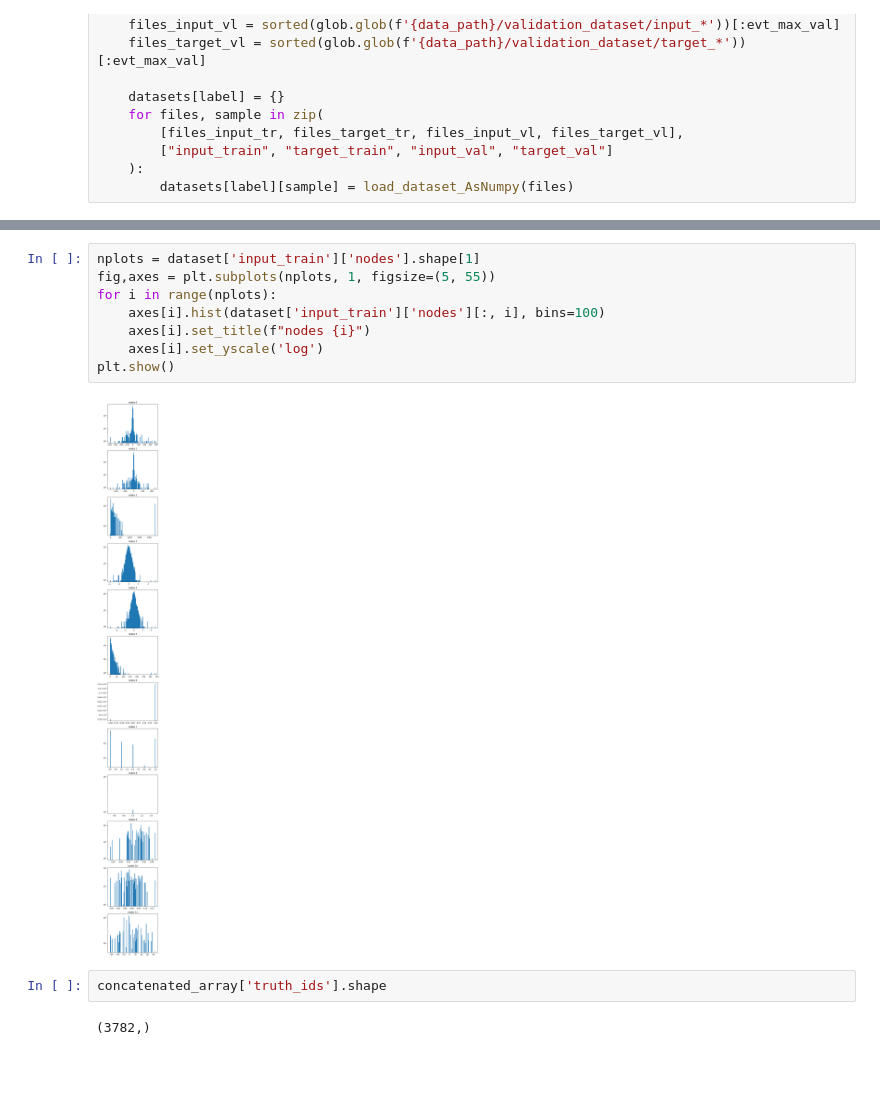
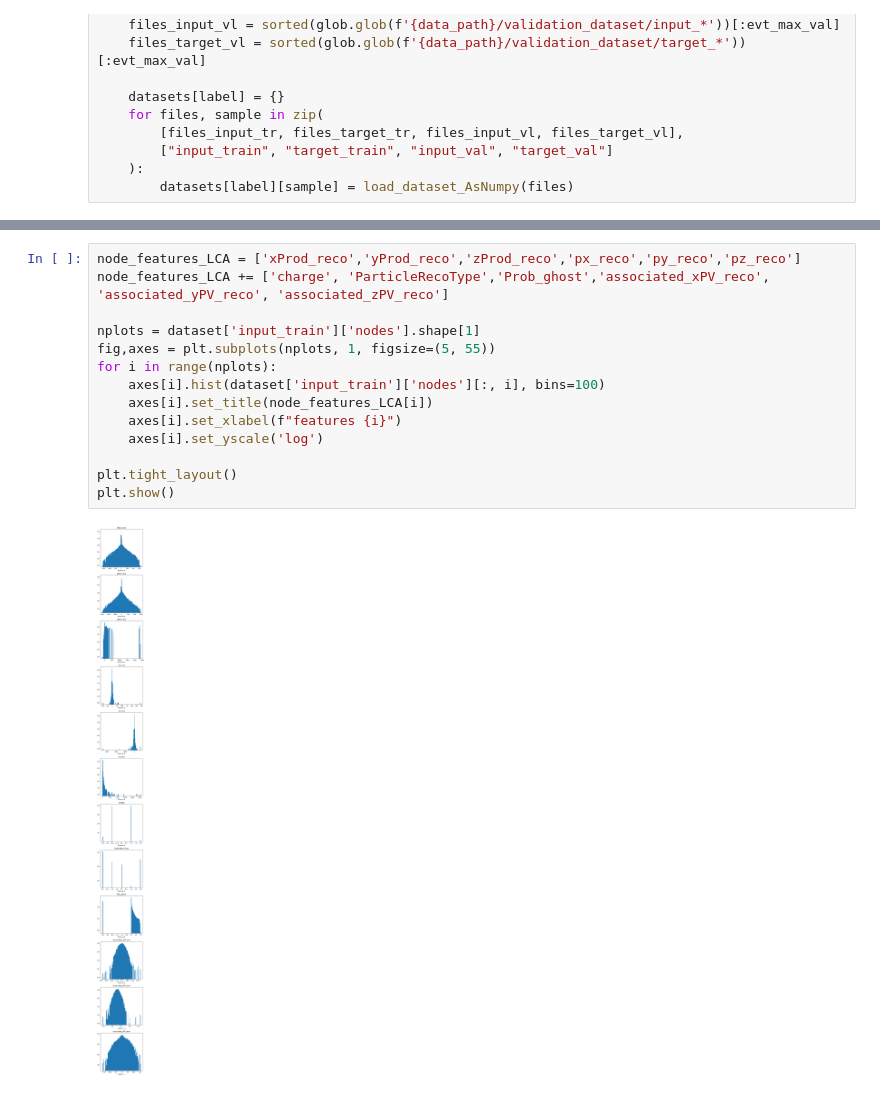
Before and after one commit to willsutcliffe/scalable_mtl_hgnn, a Jupyter notebook: Dataset_Plotter.ipynb, the cells around one changed output, grey strips where cells are left out. Cells and saved outputs as stored; diff of their text form; blank space fills up the shorter version.

```diff
--- a/Dataset_Plotter.ipynb
+++ b/Dataset_Plotter.ipynb
@@ -83,14 +83,16 @@ truth_part_keys (36,)
 # %%
+node_features_LCA = ['xProd_reco','yProd_reco','zProd_reco','px_reco','py_reco','pz_reco']
+node_features_LCA += ['charge', 'ParticleRecoType','Prob_ghost','associated_xPV_reco', 'associated_yPV_reco', 'associated_zPV_reco']
+
 nplots = dataset['input_train']['nodes'].shape[1]
 fig,axes = plt.subplots(nplots, 1, figsize=(5, 55))
 for i in range(nplots):
     axes[i].hist(dataset['input_train']['nodes'][:, i], bins=100)
-    axes[i].set_title(f"nodes {i}")
+    axes[i].set_title(node_features_LCA[i])
+    axes[i].set_xlabel(f"features {i}")
     axes[i].set_yscale('log')
+
+plt.tight_layout()
 plt.show()
 # %% [output]
-[figure, old version]
+[figure, new version]
-# %%
-concatenated_array['truth_ids'].shape
-# %% [output]
-(3782,)
```
Also changed, not shown: parts of 1 cell of this notebook, 5 other files.
